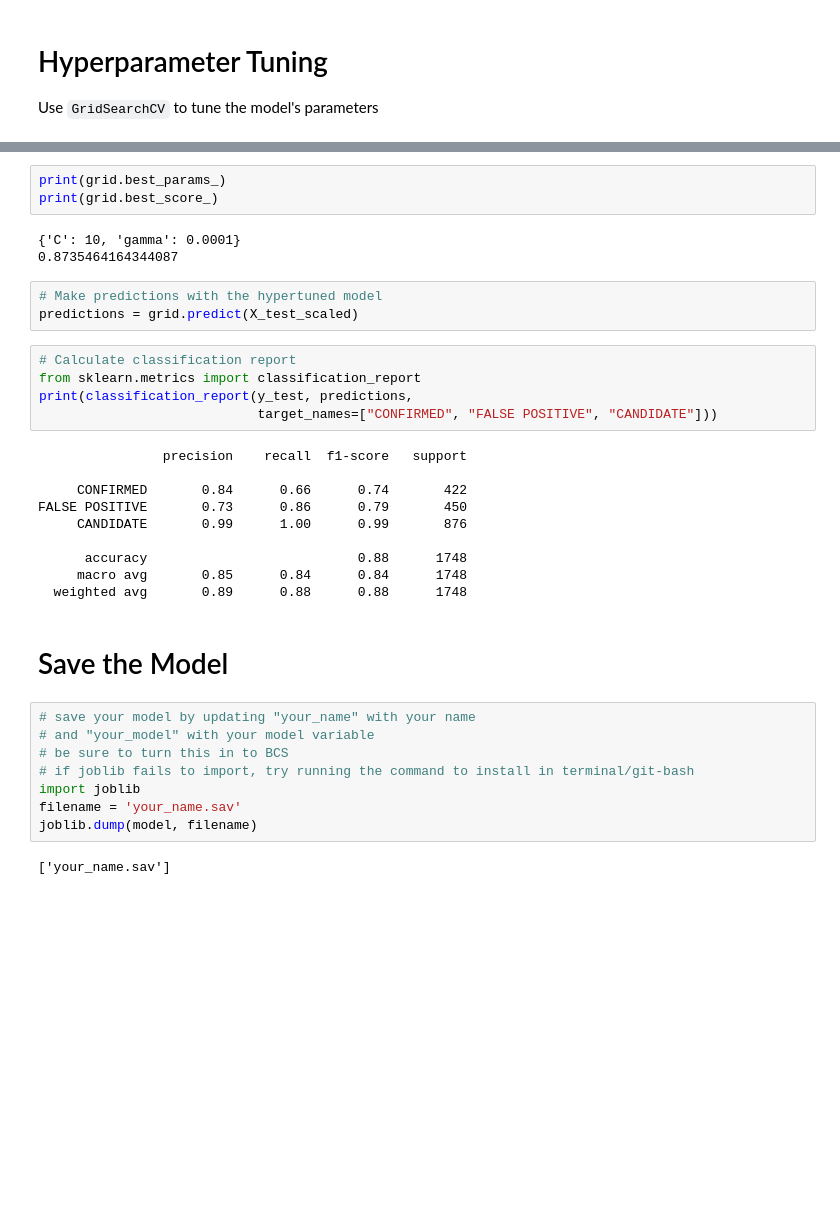
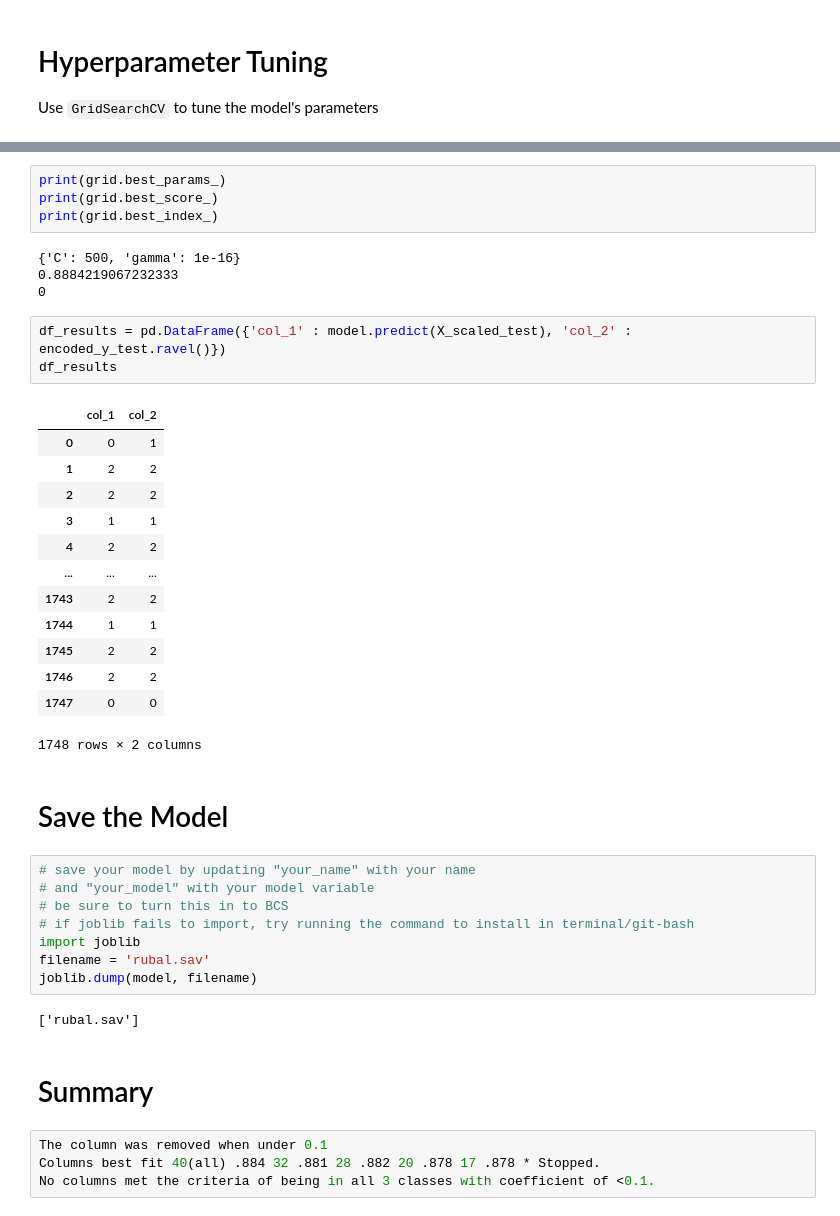
Before and after one commit to RUBALBHULLAR/Exoplanet-Exploration, a Jupyter notebook: starter_code/model_1.ipynb, the cells around one changed output, grey strips where cells are left out. Saved outputs shown, nothing was run; the diff lists cells and outputs as text; blank space fills up the shorter version.

```diff
--- a/starter_code/model_1.ipynb
+++ b/starter_code/model_1.ipynb
@@ -498,27 +520,28 @@ GridSearchCV(estimator=SVC(kernel='linear'),
 # %%
 print(grid.best_params_)
 print(grid.best_score_)
+print(grid.best_index_)
 # %% [output]
-{'C': 10, 'gamma': 0.0001}
-0.8735464164344087
+{'C': 500, 'gamma': 1e-16}
+0.8884219067232333
+0
-# %%
-# Make predictions with the hypertuned model
-predictions = grid.predict(X_test_scaled)
-# %%
-# Calculate classification report
-from sklearn.metrics import classification_report
-print(classification_report(y_test, predictions,
-                            target_names=["CONFIRMED", "FALSE POSITIVE", "CANDIDATE"]))
-# %% [output]
-                precision    recall  f1-score   support
-
-     CONFIRMED       0.84      0.66      0.74       422
-FALSE POSITIVE       0.73      0.86      0.79       450
-     CANDIDATE       0.99      1.00      0.99       876
-
-      accuracy                           0.88      1748
-     macro avg       0.85      0.84      0.84      1748
-  weighted avg       0.89      0.88      0.88      1748
+# %%
+df_results = pd.DataFrame({'col_1' : model.predict(X_scaled_test), 'col_2' : encoded_y_test.ravel()})
+df_results
+# %% [output]
+|  | col_1 | col_2 |
+| 0 | 0 | 1 |
+| 1 | 2 | 2 |
+| 2 | 2 | 2 |
+| 3 | 1 | 1 |
+| 4 | 2 | 2 |
+| ... | ... | ... |
+| 1743 | 2 | 2 |
+| 1744 | 1 | 1 |
+| 1745 | 2 | 2 |
+| 1746 | 2 | 2 |
+| 1747 | 0 | 0 |
+1748 rows × 2 columns
 # %% [markdown]
 # Save the Model
 # %%
@@ -527,7 +550,13 @@ FALSE POSITIVE       0.73      0.86      0.79       450
 # be sure to turn this in to BCS
 # if joblib fails to import, try running the command to install in terminal/git-bash
 import joblib
-filename = 'your_name.sav'
+filename = 'rubal.sav'
 joblib.dump(model, filename)
 # %% [output]
-['your_name.sav']
+['rubal.sav']
+# %% [markdown]
+# Summary
+# %%
+The column was removed when under 0.1
+Columns best fit 40(all) .884 32 .881 28 .882 20 .878 17 .878 * Stopped.
+No columns met the criteria of being in all 3 classes with coefficient of <0.1.
```
Also changed, not shown: parts of 5 cells of this notebook, 1 other file.
